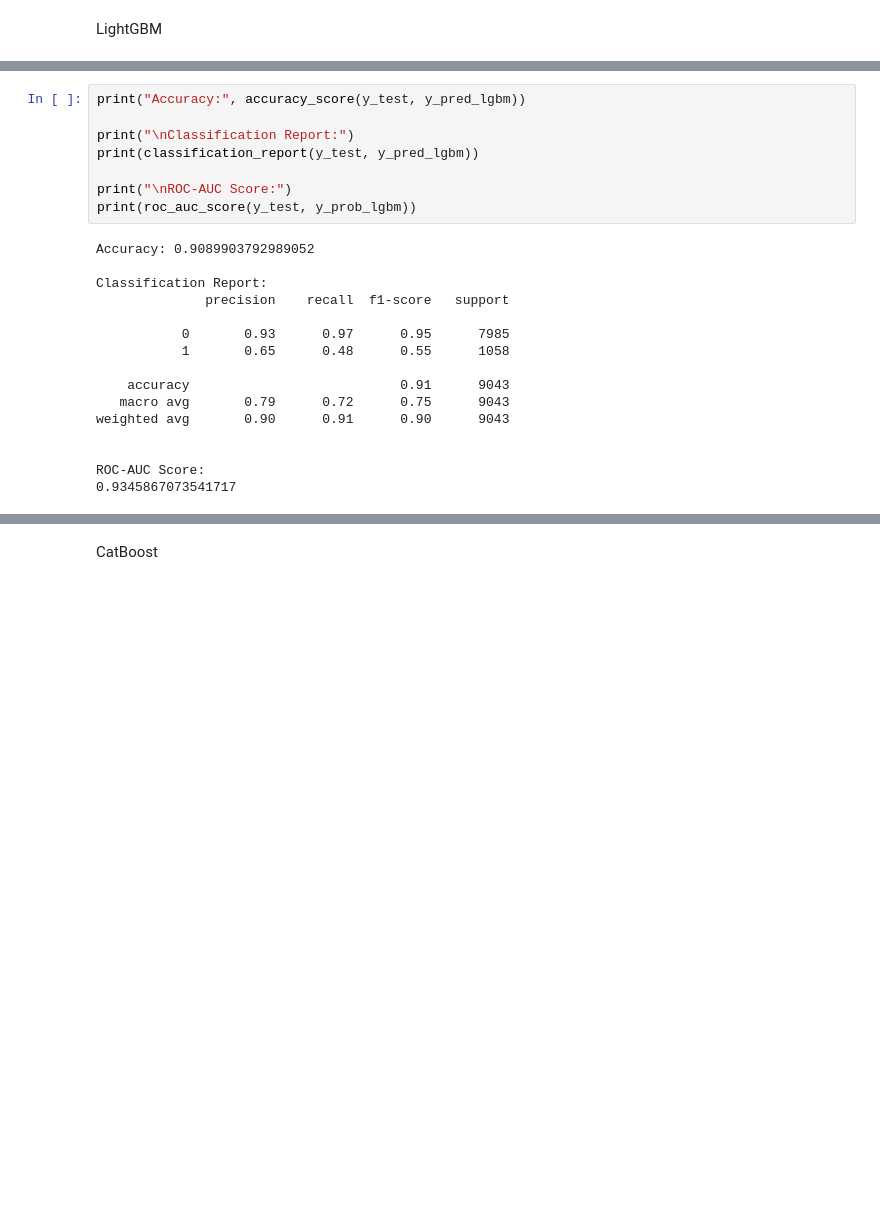
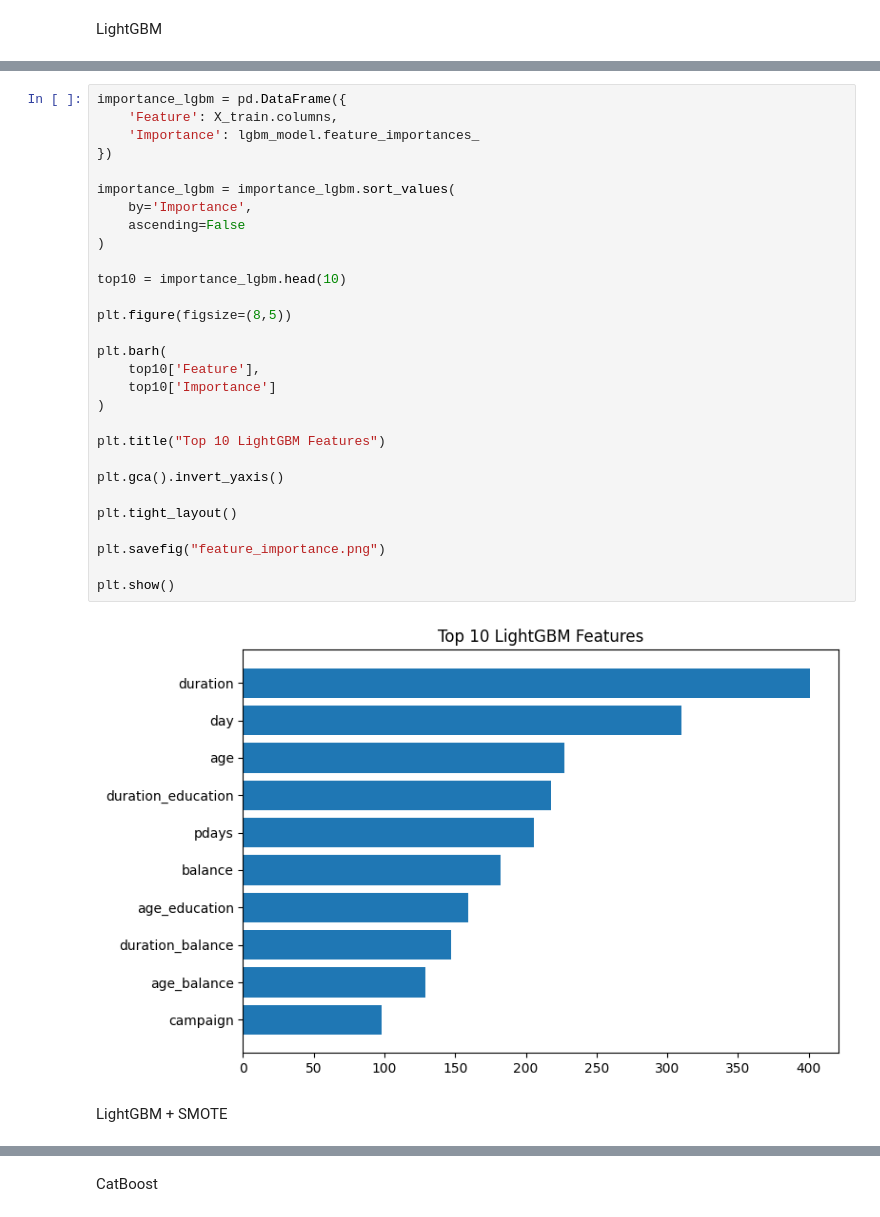
Before and after one commit to Shamela-K/Bank-Term-Deposit-Prediction, a Jupyter notebook: bank_term.ipynb, the cells around one changed output, grey strips where cells are left out. Cells and saved outputs as stored; diff of their text form; blank space fills up the shorter version.

```diff
--- a/bank_term.ipynb
+++ b/bank_term.ipynb
@@ -717,24 +720,33 @@ And if memory is not enough, you can set `force_col_wise=true`.
-# %%
-print("Accuracy:", accuracy_score(y_test, y_pred_lgbm))
-
-print("\nClassification Report:")
-print(classification_report(y_test, y_pred_lgbm))
-
-print("\nROC-AUC Score:")
-print(roc_auc_score(y_test, y_prob_lgbm))
-# %% [output]
-Accuracy: 0.9089903792989052
-
-Classification Report:
-              precision    recall  f1-score   support
-
-           0       0.93      0.97      0.95      7985
-           1       0.65      0.48      0.55      1058
-
-    accuracy                           0.91      9043
-   macro avg       0.79      0.72      0.75      9043
-weighted avg       0.90      0.91      0.90      9043
-
-
-ROC-AUC Score:
-0.9345867073541717
+# %%
+importance_lgbm = pd.DataFrame({
+    'Feature': X_train.columns,
+    'Importance': lgbm_model.feature_importances_
+})
+
+importance_lgbm = importance_lgbm.sort_values(
+    by='Importance',
+    ascending=False
+)
+
+top10 = importance_lgbm.head(10)
+
+plt.figure(figsize=(8,5))
+
+plt.barh(
+    top10['Feature'],
+    top10['Importance']
+)
+
+plt.title("Top 10 LightGBM Features")
+
+plt.gca().invert_yaxis()
+
+plt.tight_layout()
+
+plt.savefig("feature_importance.png")
+
+plt.show()
+# %% [output]
+[figure, added]
+# %% [markdown]
+LightGBM + SMOTE
```
Also changed, not shown: parts of 47 cells of this notebook, 6 other files.
